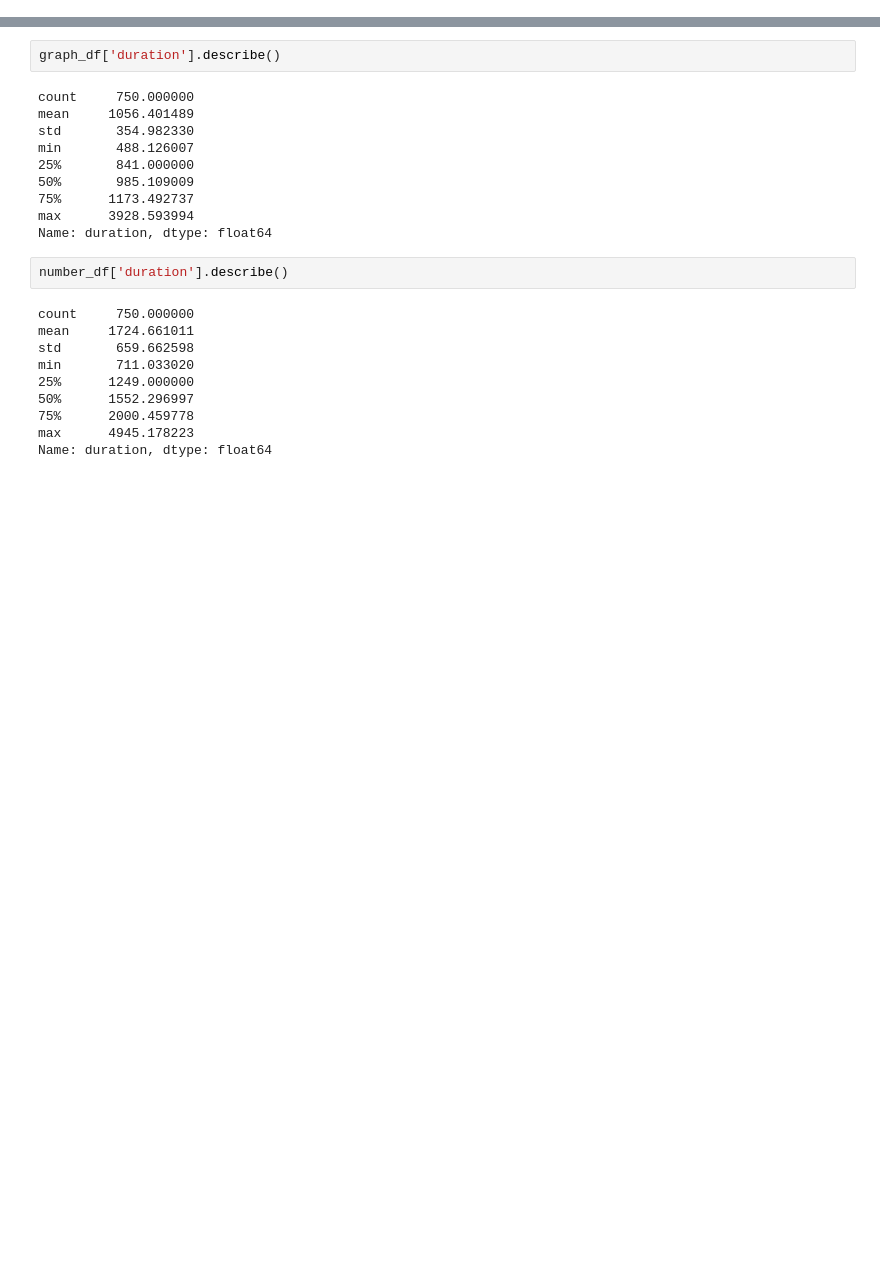
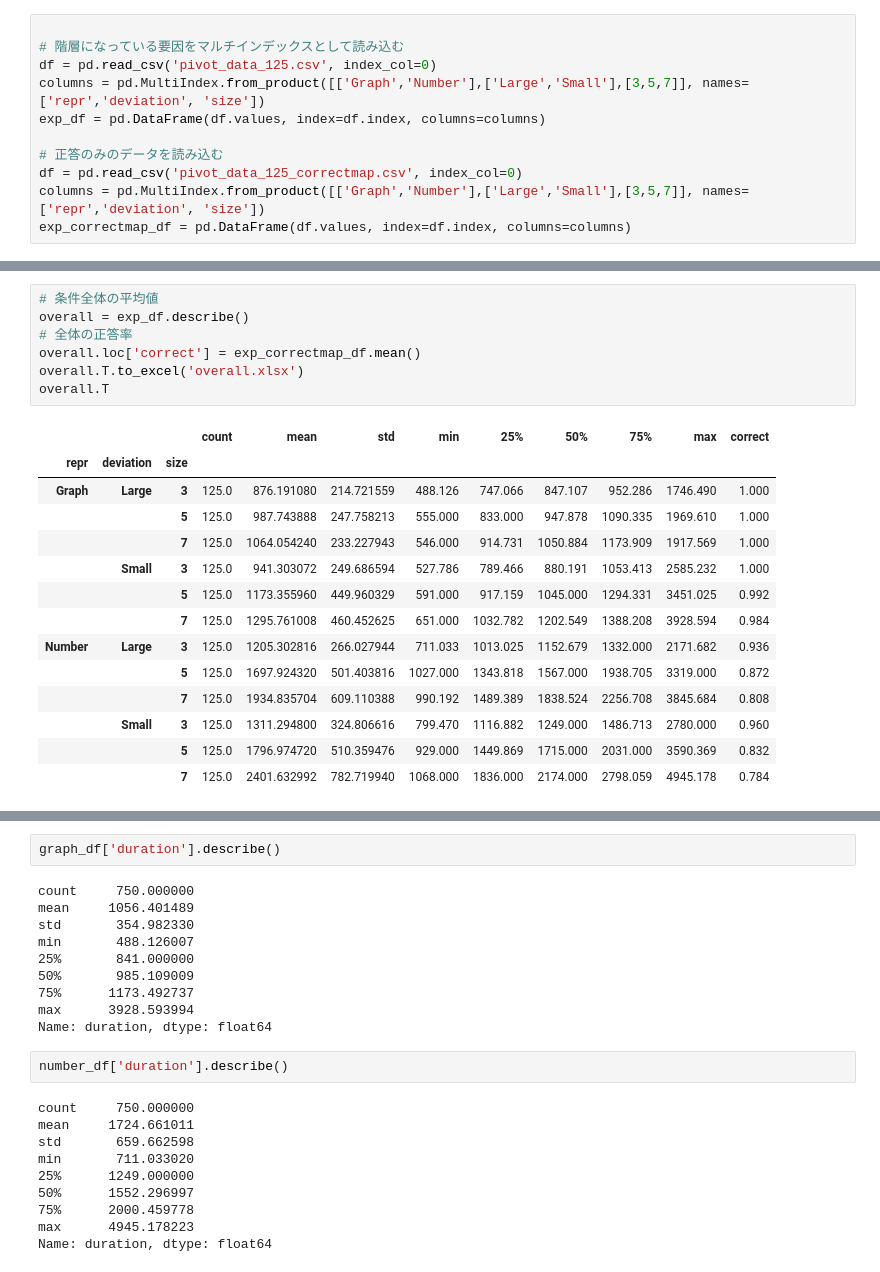
Before and after one commit to tngsk/labjs-study, a Jupyter notebook: ANOVA/02_Analyze.ipynb, the cells around one changed output, grey strips where cells are left out. Saved outputs shown, nothing was run; the diff lists cells and outputs as text; blank space fills up the shorter version.

```diff
--- a/ANOVA/Preprocessing.ipynb
+++ b/ANOVA/02_Analyze.ipynb
@@ -67,0 +18,11 @@ exp_df.head()
+# %%
+
+# 階層になっている要因をマルチインデックスとして読み込む
+df = pd.read_csv('pivot_data_125.csv', index_col=0)
+columns = pd.MultiIndex.from_product([['Graph','Number'],['Large','Small'],[3,5,7]], names=['repr','deviation', 'size'])
+exp_df = pd.DataFrame(df.values, index=df.index, columns=columns)
+
+# 正答のみのデータを読み込む
+df = pd.read_csv('pivot_data_125_correctmap.csv', index_col=0)
+columns = pd.MultiIndex.from_product([['Graph','Number'],['Large','Small'],[3,5,7]], names=['repr','deviation', 'size'])
+exp_correctmap_df = pd.DataFrame(df.values, index=df.index, columns=columns)
@@ -179,0 +46,22 @@ pivot_data
+# %%
+# 条件全体の平均値
+overall = exp_df.describe()
+# 全体の正答率
+overall.loc['correct'] = exp_correctmap_df.mean()
+overall.T.to_excel('overall.xlsx')
+overall.T
+# %% [output]
+|  |  |  | count | mean | std | min | 25% | 50% | 75% | max | correct |
+| repr | deviation | size |  |  |  |  |  |  |  |  |  |
+| Graph | Large | 3 | 125.0 | 876.191080 | 214.721559 | 488.126 | 747.066 | 847.107 | 952.286 | 1746.490 | 1.000 |
+|  |  | 5 | 125.0 | 987.743888 | 247.758213 | 555.000 | 833.000 | 947.878 | 1090.335 | 1969.610 | 1.000 |
+|  |  | 7 | 125.0 | 1064.054240 | 233.227943 | 546.000 | 914.731 | 1050.884 | 1173.909 | 1917.569 | 1.000 |
+|  | Small | 3 | 125.0 | 941.303072 | 249.686594 | 527.786 | 789.466 | 880.191 | 1053.413 | 2585.232 | 1.000 |
+|  |  | 5 | 125.0 | 1173.355960 | 449.960329 | 591.000 | 917.159 | 1045.000 | 1294.331 | 3451.025 | 0.992 |
+|  |  | 7 | 125.0 | 1295.761008 | 460.452625 | 651.000 | 1032.782 | 1202.549 | 1388.208 | 3928.594 | 0.984 |
+| Number | Large | 3 | 125.0 | 1205.302816 | 266.027944 | 711.033 | 1013.025 | 1152.679 | 1332.000 | 2171.682 | 0.936 |
+|  |  | 5 | 125.0 | 1697.924320 | 501.403816 | 1027.000 | 1343.818 | 1567.000 | 1938.705 | 3319.000 | 0.872 |
+|  |  | 7 | 125.0 | 1934.835704 | 609.110388 | 990.192 | 1489.389 | 1838.524 | 2256.708 | 3845.684 | 0.808 |
+|  | Small | 3 | 125.0 | 1311.294800 | 324.806616 | 799.470 | 1116.882 | 1249.000 | 1486.713 | 2780.000 | 0.960 |
+|  |  | 5 | 125.0 | 1796.974720 | 510.359476 | 929.000 | 1449.869 | 1715.000 | 2031.000 | 3590.369 | 0.832 |
+|  |  | 7 | 125.0 | 2401.632992 | 782.719940 | 1068.000 | 1836.000 | 2174.000 | 2798.059 | 4945.178 | 0.784 |
```
Also changed, not shown: parts of 22 cells of this notebook, 16 other files.
